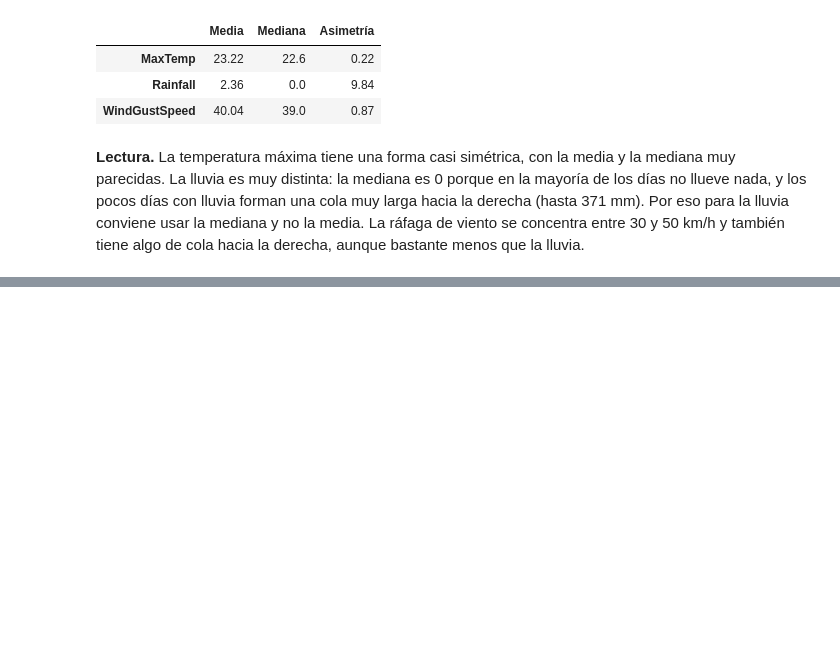
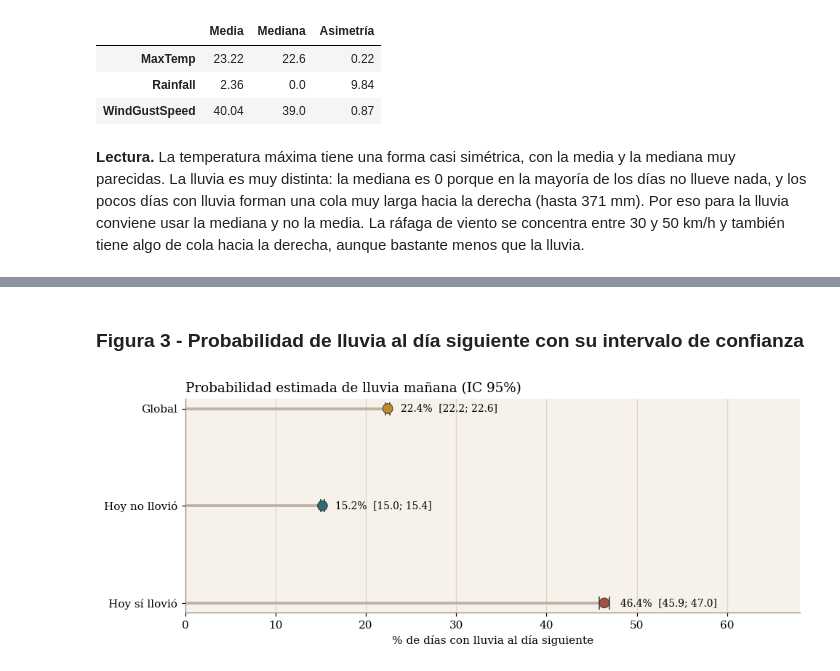
Before and after one commit to Karimzaid/mcdi501-estadistica-computacional, a Jupyter notebook: notebooks/01_formativa1_eda.ipynb, the cells around one changed output, grey strips where cells are left out. Drawn from its saved outputs; the diff is of its cells as text; code cells hidden in the pictures; blank space fills up the shorter version.

Commit message:
Agrega sección 2: estimación puntual e intervalos de confianza (Tabla 2 y Figura 3)

```diff
--- a/notebooks/01_formativa1_eda.ipynb
+++ b/notebooks/01_formativa1_eda.ipynb
@@ -301,0 +359,13 @@ pd.DataFrame({
+# %%
+sub = df.dropna(subset=[TARGET, 'RainToday'])
+filas = []
+for grupo, g in sub.groupby('RainToday'):
+    k, nn = (g[TARGET] == 'Yes').sum(), len(g)
+    p, lo, hi = ic_prop(k, nn)
+    filas.append([f'Hoy llovió = {grupo}', p, lo, hi, nn])
+
+p, lo, hi = ic_prop((y == 'Yes').sum(), len(y))
+filas.append(['Global', p, lo, hi, len(y)])
+
+ic_cond = pd.DataFrame(filas, columns=['Grupo', 'Proporción', 'IC95% inf', 'IC95% sup', 'n']).set_index('Grupo')
+ic_cond.round(4)
@@ -301,0 +378,29 @@ pd.DataFrame({
+# %% [markdown]
+### Figura 3 - Probabilidad de lluvia al día siguiente con su intervalo de confianza
+# %%
+orden = ['Global', 'Hoy llovió = No', 'Hoy llovió = Yes']
+d = ic_cond.loc[orden] * [100, 100, 100, 1]   # proporción y límites en %
+colores = [OCHRE, TEAL, TERRA]
+pos = np.arange(len(d))
+
+fig, ax = plt.subplots(figsize=(9, 3.6))
+ax.hlines(pos, 0, d['Proporción'], color=STEM, lw=2.5)
+ax.errorbar(d['Proporción'], pos,
+            xerr=[d['Proporción'] - d['IC95% inf'], d['IC95% sup'] - d['Proporción']],
+            fmt='none', ecolor='#333333', capsize=6, lw=1.2, zorder=4)
+ax.scatter(d['Proporción'], pos, s=80, color=colores, edgecolor='#333333', linewidth=0.6, zorder=5)
+for i, (pp, lo, hi) in enumerate(d[['Proporción', 'IC95% inf', 'IC95% sup']].values):
+    ax.text(hi + 1.2, i, f'{pp:.1f}%  [{lo:.1f}; {hi:.1f}]', va='center', fontsize=9)
+ax.set_yticks(pos)
+ax.set_yticklabels(['Global', 'Hoy no llovió', 'Hoy sí llovió'])
+ax.invert_yaxis()
+ax.set_xlim(0, d['IC95% sup'].max() * 1.45)
+ax.set_xlabel('% de días con lluvia al día siguiente')
+ax.set_title('Probabilidad estimada de lluvia mañana (IC 95%)')
+ax.grid(axis='y', visible=False)
+
+plt.tight_layout()
+plt.savefig(FIGURAS / 'fig_intervalos.png', bbox_inches='tight')
+plt.show()
+# %% [output]
+[figure, added]
```
Also changed, not shown: parts of 7 cells of this notebook, 1 other file.
